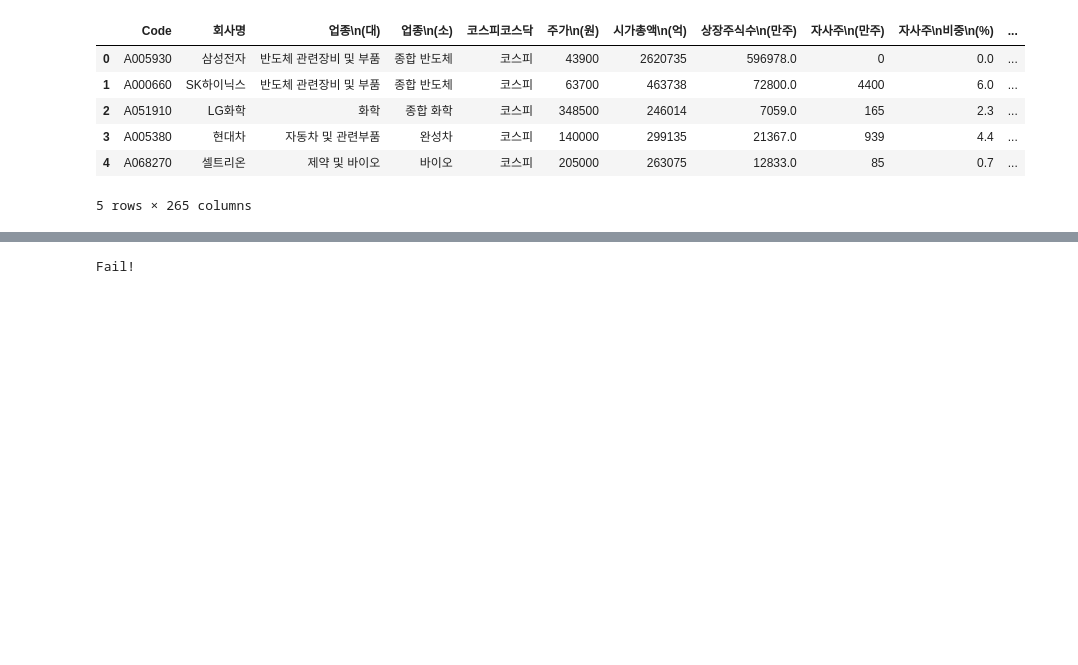
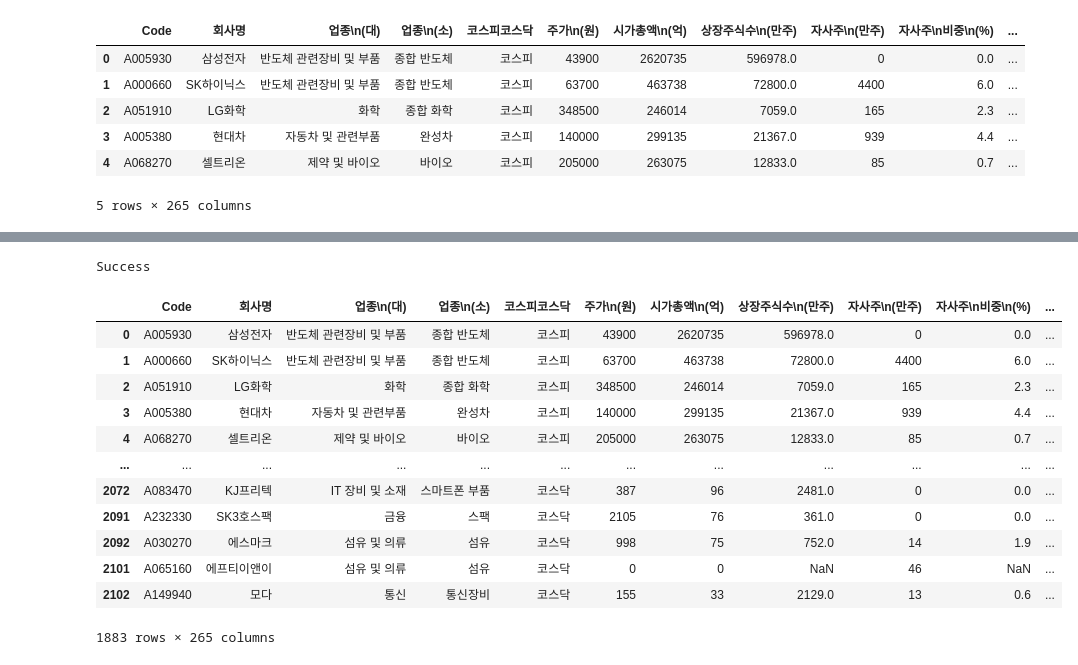
Before and after one commit to codingKYU/Deep-Learning, a Jupyter notebook: Quant_prediction/Quant_prediction.ipynb, the cells around one changed output, grey strips where cells are left out. Drawn from its saved outputs; the diff is of its cells as text; code cells hidden in the pictures; blank space fills up the shorter version.

```diff
--- a/Quant_prediction/Quant_prediction.ipynb
+++ b/Quant_prediction/Quant_prediction.ipynb
@@ -36,4 +40,4 @@ test_data.head()
 # %%
-basic_bis = set(standard_data['Code'])
+standard_bis = set(standard_data['Code'])
 # %%
 test_bis = set(test_data['Code'])
@@ -42,5 +43,0 @@ drop_bis = test_bis - basic_bis  #신규 발행 회사 제거
-# %%
-standard_data = standard_data.set_index("Code")
-standard_data.head()
-test_data = test_data.set_index("Code")
-test_data.head()
@@ -56,5 +43,0 @@ test_data.head()
-# %%
-for k in drop_bis:
-    changed_data = test_data.drop([k])
-
-changed_data.head()
@@ -69,0 +64,5 @@ changed_data.head()
+# %%
+drop_bis = test_bis - standard_bis  #신규 발행 회사 제거
+for k in drop_bis:
+    id = test_data[test_data['Code']==k].index
+    test_data.drop(id,inplace = True)
@@ -70,11 +79,25 @@ changed_data.head()
 # %%
 #제대로 기업이 빠졌는지 확인
 
-s = set(standard_data.index.tolist())
-c = set(changed_data.index.tolist())
-if s - c != 0:
-    print('Fail!')
+if 'A002800' in set(test_data['Code']):
+    print('Fail..')
 else:
     print('Success')
 # %% [output]
-Fail!
+Success
+# %%
+test_data
+# %% [output]
+|  | Code | 회사명 | 업종\n(대) | 업종\n(소) | 코스피코스닥 | 주가\n(원) | 시가총액\n(억) | 상장주식수\n(만주) | 자사주\n(만주) | 자사주\n비중\n(%) | ... |
+| 0 | A005930 | 삼성전자 | 반도체 관련장비 및 부품 | 종합 반도체 | 코스피 | 43900 | 2620735 | 596978.0 | 0 | 0.0 | ... |
+| 1 | A000660 | SK하이닉스 | 반도체 관련장비 및 부품 | 종합 반도체 | 코스피 | 63700 | 463738 | 72800.0 | 4400 | 6.0 | ... |
+| 2 | A051910 | LG화학 | 화학 | 종합 화학 | 코스피 | 348500 | 246014 | 7059.0 | 165 | 2.3 | ... |
+| 3 | A005380 | 현대차 | 자동차 및 관련부품 | 완성차 | 코스피 | 140000 | 299135 | 21367.0 | 939 | 4.4 | ... |
+| 4 | A068270 | 셀트리온 | 제약 및 바이오 | 바이오 | 코스피 | 205000 | 263075 | 12833.0 | 85 | 0.7 | ... |
+| ... | ... | ... | ... | ... | ... | ... | ... | ... | ... | ... | ... |
+| 2072 | A083470 | KJ프리텍 | IT 장비 및 소재 | 스마트폰 부품 | 코스닥 | 387 | 96 | 2481.0 | 0 | 0.0 | ... |
+| 2091 | A232330 | SK3호스팩 | 금융 | 스팩 | 코스닥 | 2105 | 76 | 361.0 | 0 | 0.0 | ... |
+| 2092 | A030270 | 에스마크 | 섬유 및 의류 | 섬유 | 코스닥 | 998 | 75 | 752.0 | 14 | 1.9 | ... |
+| 2101 | A065160 | 에프티이앤이 | 섬유 및 의류 | 섬유 | 코스닥 | 0 | 0 | NaN | 46 | NaN | ... |
+| 2102 | A149940 | 모다 | 통신 | 통신장비 | 코스닥 | 155 | 33 | 2129.0 | 13 | 0.6 | ... |
+1883 rows × 265 columns
```
Also changed, not shown: parts of 8 cells of this notebook.
